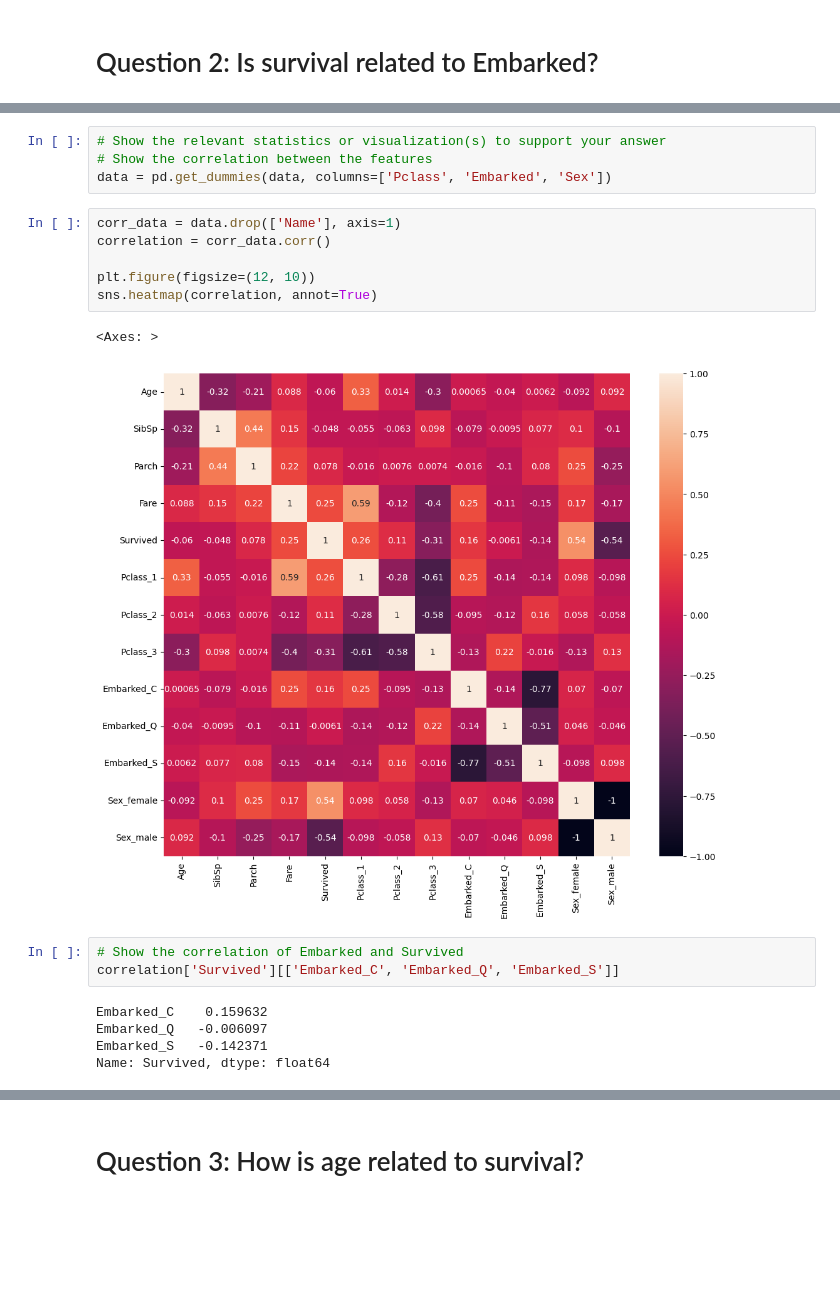
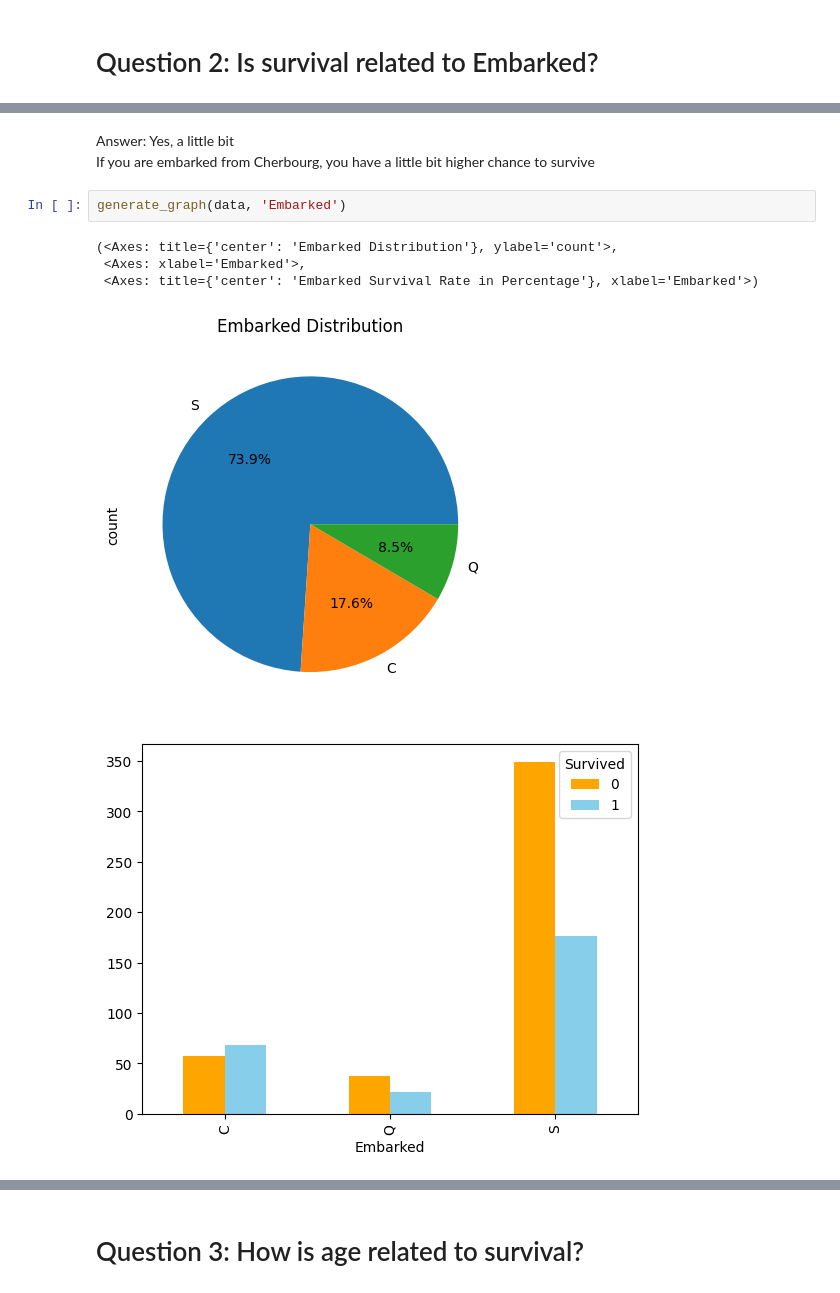
Before and after one commit to kei5uke/ntnu-ml-in-practice, a Jupyter notebook: assignment/ex2a.ipynb, the cells around one changed output, grey strips where cells are left out. Drawn from its saved outputs; the diff is of its cells as text; blank space fills up the shorter version.

```diff
--- a/assignment/ex2a.ipynb
+++ b/assignment/ex2a.ipynb
@@ -64,21 +137,11 @@ They are below 0.2
-# %%
-# Show the relevant statistics or visualization(s) to support your answer
-# Show the correlation between the features
-data = pd.get_dummies(data, columns=['Pclass', 'Embarked', 'Sex'])
-# %%
-corr_data = data.drop(['Name'], axis=1)
-correlation = corr_data.corr()
-
-plt.figure(figsize=(12, 10))
-sns.heatmap(correlation, annot=True)
-# %% [output]
-<Axes: >
-[figure, removed]
-# %%
-# Show the correlation of Embarked and Survived
-correlation['Survived'][['Embarked_C', 'Embarked_Q', 'Embarked_S']]
-# %% [output]
-Embarked_C    0.159632
-Embarked_Q   -0.006097
-Embarked_S   -0.142371
-Name: Survived, dtype: float64
+# %% [markdown]
+Answer: Yes, a little bit
+If you are embarked from Cherbourg, you have a little bit higher chance to survive
+# %%
+generate_graph(data, 'Embarked')
+# %% [output]
+(<Axes: title={'center': 'Embarked Distribution'}, ylabel='count'>,
+ <Axes: xlabel='Embarked'>,
+ <Axes: title={'center': 'Embarked Survival Rate in Percentage'}, xlabel='Embarked'>)
+[figure, added]
+[figure, added]
```
Also changed, not shown: parts of 27 cells of this notebook.
